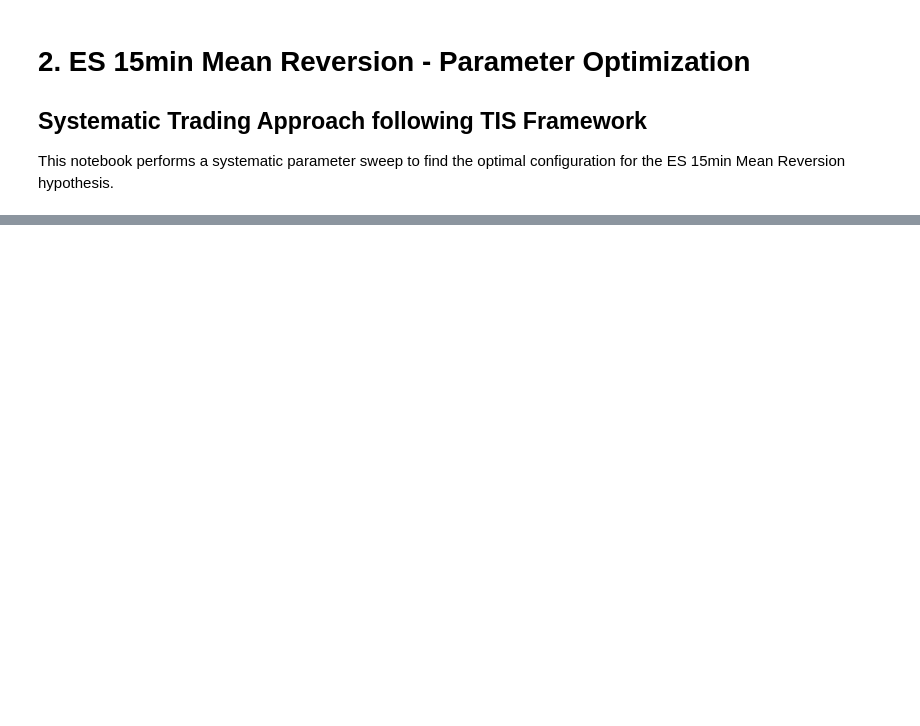
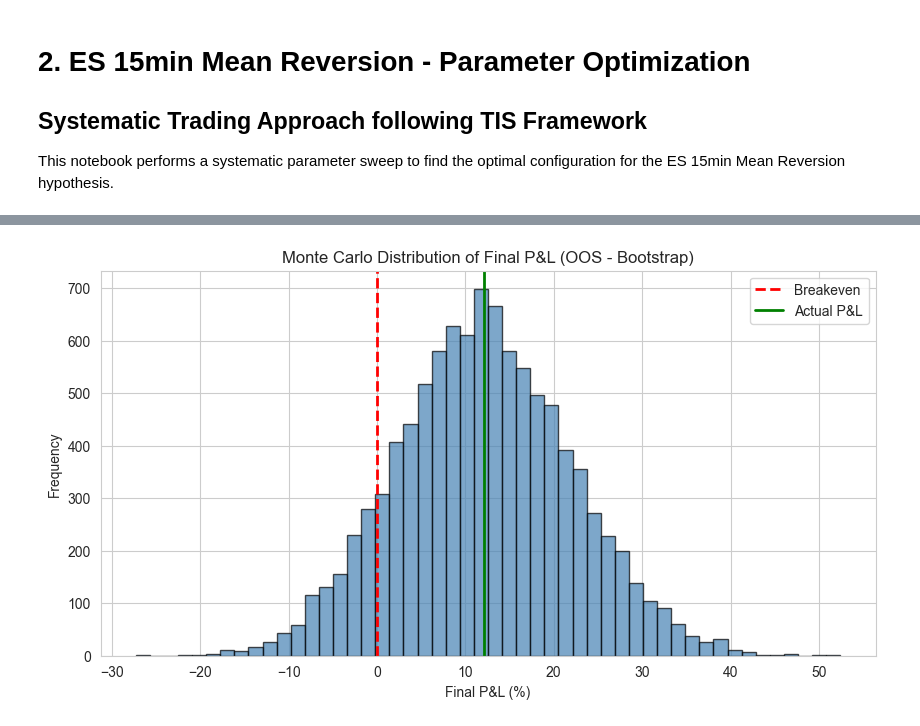
Before and after one commit to Andres-GP/Alphaca-Capital-Research, a Jupyter notebook: research_development/02_strategy_development/ES_MR_SEASONAL/02_ES_15min_MR_Optimization.ipynb, the cells around one changed output, grey strips where cells are left out. Drawn from its saved outputs; the diff is of its cells as text; code cells hidden in the pictures; blank space fills up the shorter version.

```diff
--- a/research_development/02_strategy_development/ES_MR_SEASONAL/02_ES_15min_MR_Optimization.ipynb
+++ b/research_development/02_strategy_development/ES_MR_SEASONAL/02_ES_15min_MR_Optimization.ipynb
@@ -222,0 +568,80 @@ print(top_expectancy[['entry_threshold', 'rsi_threshold', 'atr_stop', 'atr_targe
+# %%
+print("\n" + "="*70)
+print("MONTE CARLO SIMULATION (Bootstrap - 10,000 iterations)")
+print("="*70)
+
+if len(trades_oos) > 0:
+    pnl_array = trades_oos['pnl'].values
+    n_trades = len(pnl_array)
+    n_simulations = 10000
+
+    mc_final_pnl = []
+    mc_max_dd = []
+    mc_profit_factor = []
+
+    for _ in range(n_simulations):
+        # Bootstrap: sample with replacement
+        sampled = np.random.choice(pnl_array, size=n_trades, replace=True)
+        cumulative = np.cumsum(sampled)
+        mc_final_pnl.append(cumulative[-1])
+
+        # Max drawdown
+        running_max = np.maximum.accumulate(cumulative)
+        dd = (cumulative - running_max)
+        mc_max_dd.append(dd.min())
+
+        # Profit factor
+        wins = sampled[sampled > 0]
+        losses = sampled[sampled < 0]
+        pf = abs(wins.sum() / losses.sum()) if len(losses) > 0 and losses.sum() != 0 else np.inf
+        mc_profit_factor.append(pf)
+
+    mc_final_pnl = np.array(mc_final_pnl)
+    mc_max_dd = np.array(mc_max_dd)
+    mc_profit_factor = np.array(mc_profit_factor)
+
+    # Percentiles
+    p5 = np.percentile(mc_final_pnl, 5)
+    p50 = np.percentile(mc_final_pnl, 50)
+    p95 = np.percentile(mc_final_pnl, 95)
+    p99 = np.percentile(mc_final_pnl, 99)
+
+    print(f"Monte Carlo results (10,000 bootstraps):")
+    print(f"  5th percentile (final P&L): {p5:.2f}%")
+    print(f"  50th percentile (final P&L): {p50:.2f}%")
+    print(f"  95th percentile (final P&L): {p95:.2f}%")
+    print(f"  99th percentile (final P&L): {p99:.2f}%")
+    print(f"  Actual OOS P&L: {metrics_oos['total_pnl']:.2f}%")
+
+    # Probability of positive P&L
+    prob_positive = np.mean(mc_final_pnl > 0) * 100
+    print(f"  Probability of positive P&L: {prob_positive:.1f}%")
+
+    # Max drawdown
+    dd_p95 = np.percentile(mc_max_dd, 95)  # worst 5%
+    dd_p99 = np.percentile(mc_max_dd, 99)  # worst 1%
+    print(f"  Max drawdown (95th percentile worst): {dd_p95:.2f}%")
+    print(f"  Max drawdown (99th percentile worst): {dd_p99:.2f}%")
+
+    # Histogram of final P&L
+    plt.figure(figsize=(10,5))
+    plt.hist(mc_final_pnl, bins=50, alpha=0.7, color='steelblue', edgecolor='black')
+    plt.axvline(x=0, color='red', linestyle='--', linewidth=2, label='Breakeven')
+    plt.axvline(x=metrics_oos['total_pnl'], color='green', linestyle='-', linewidth=2, label='Actual P&L')
+    plt.title('Monte Carlo Distribution of Final P&L (OOS - Bootstrap)')
+    plt.xlabel('Final P&L (%)')
+    plt.ylabel('Frequency')
+    plt.legend()
+    plt.grid(True)
+    plt.show()
+
+    # Check if actual P&L is above the 95th percentile (strong edge)
+    if metrics_oos['total_pnl'] > p95:
+        print("✅ Strong edge: Actual P&L is above the 95th percentile of bootstraps.")
+    elif metrics_oos['total_pnl'] > p50:
+        print("⚠️ Moderate edge: Actual P&L is above the median but not in the top 5%.")
+    else:
+        print("❌ Weak edge: Actual P&L is below the median of bootstraps.")
+else:
+    print("No trades in OOS data to simulate.")
+# %% [output]
@@ -222,0 +660 @@ print(top_expectancy[['entry_threshold', 'rsi_threshold', 'atr_stop', 'atr_targe
+[figure, added]
```
Also changed, not shown: parts of 25 cells of this notebook.
